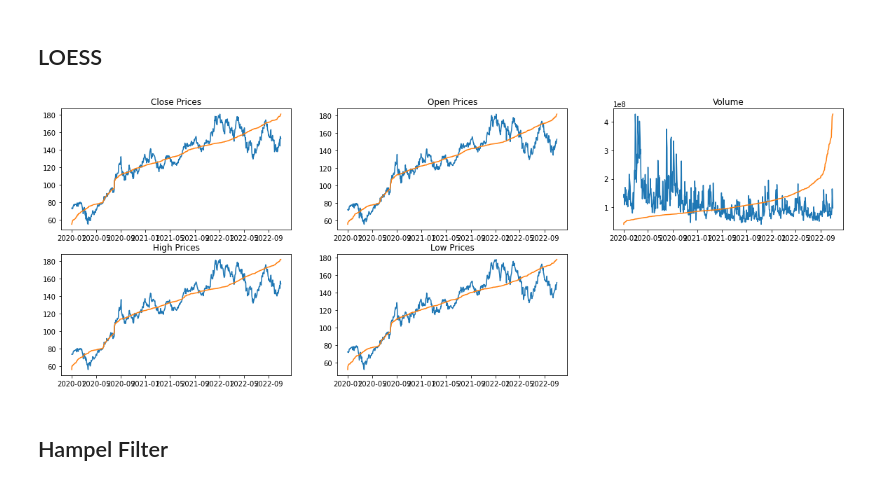
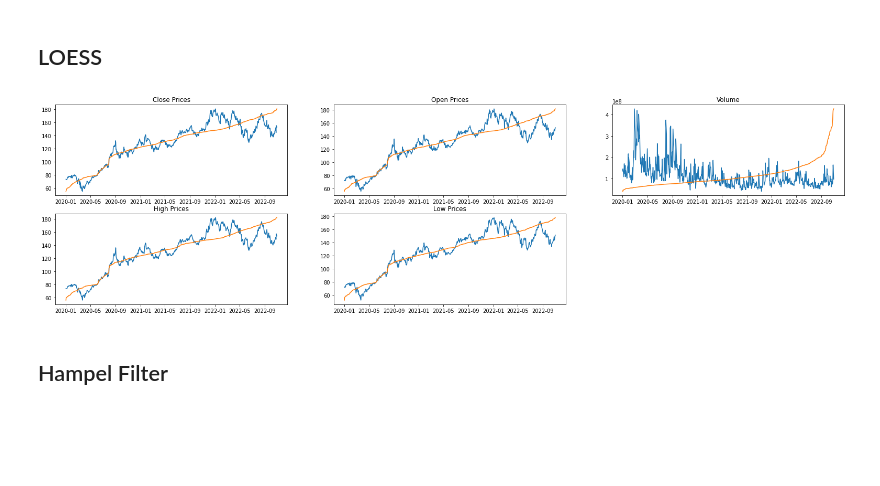
Before and after one commit to MartinMashalov/TechnicalAnalysisTrends, a Jupyter notebook: TechnicalAnalysisExploration.ipynb, the cells around one changed output. Saved outputs shown, nothing was run; the diff lists cells and outputs as text; code cells hidden in the pictures; blank space fills up the shorter version.

```diff
--- a/TechnicalAnalysisExploration.ipynb
+++ b/TechnicalAnalysisExploration.ipynb
@@ -44,35 +46,35 @@ import scipy.stats as stats
 import statsmodels.api as sm
 import numpy as np
 
 # variable index
 var_idx: dict = {'Close': [0, 0], 'Open': [0, 1], 'High': [1, 0], 'Low': [1, 1], 'Volume': [0, 2]}
 color_idx: dict = {'Close': 'blue', 'Open': 'red', 'High': 'green', 'Low': 'orange'}
 
 # fetch lowess function from statsmodels index
 lowess = sm.nonparametric.lowess
 
 # configure plot settings
 fig, ax = plt.subplots(2, 3)
 ax[1][2].set_visible(False)
-fig.set_size_inches(20, 7)
+fig.set_size_inches(27, 7)
 
 for var in tqdm(list(var_idx.keys())):
   # compute the loess function
   x = df[var].to_numpy()
   y = np.sin(x) + stats.cauchy.rvs(size=len(x))
   z1 = lowess(y, x, frac=0.1, it=1) # frac is the free variable with int regulating accuracy measure
 
   # place in pandas dataframe
   df['z1'] = z1[:, 0]
 
   # plotting
   ax[var_idx[var][0], var_idx[var][1]].plot(df[[var, 'z1']])
   if var == 'Volume':
     ax[var_idx[var][0], var_idx[var][1]].set_title(f"{var}")
   else:
     ax[var_idx[var][0], var_idx[var][1]].set_title(f"{var} Prices")
 # %% [output]
-[figure, old version]
+[figure, new version]
 # %% [markdown]
 ## Hampel Filter
 # %%
```
Also changed, not shown: parts of 3 cells of this notebook.
